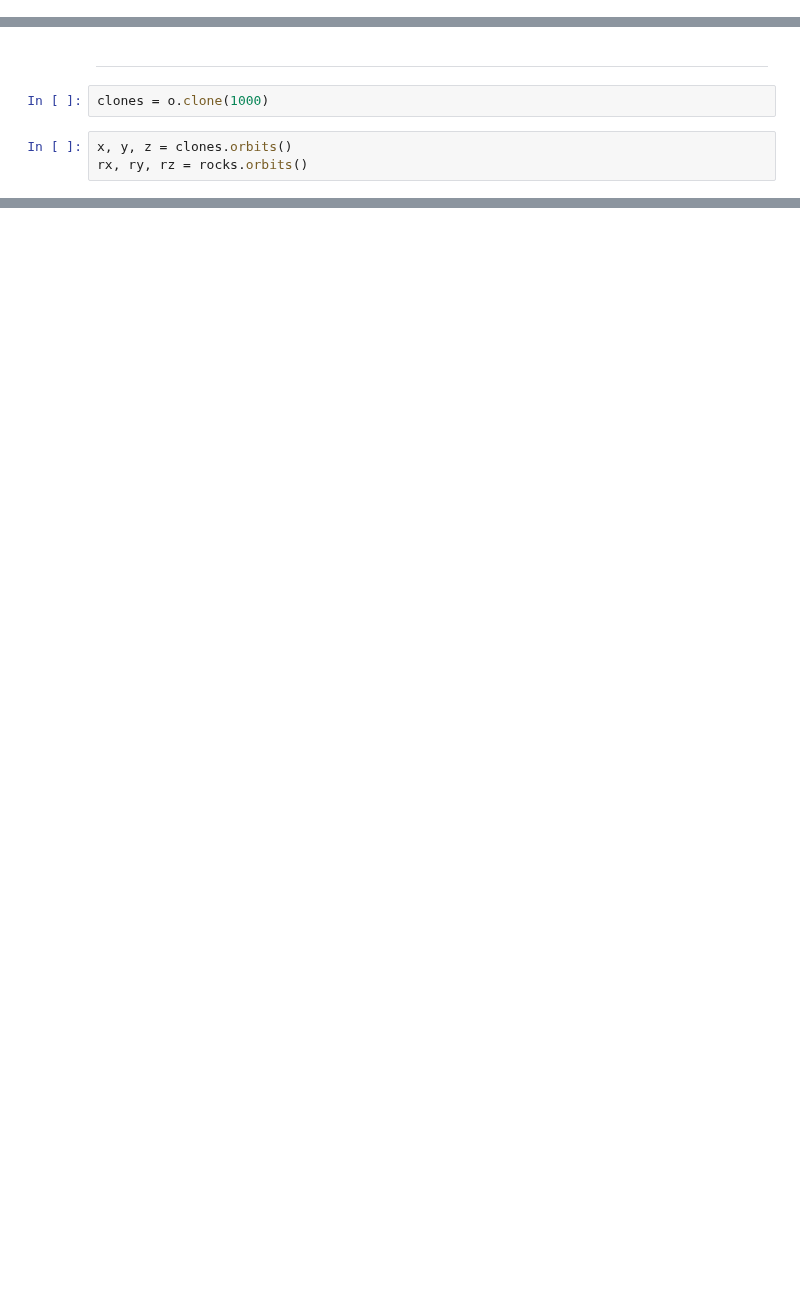
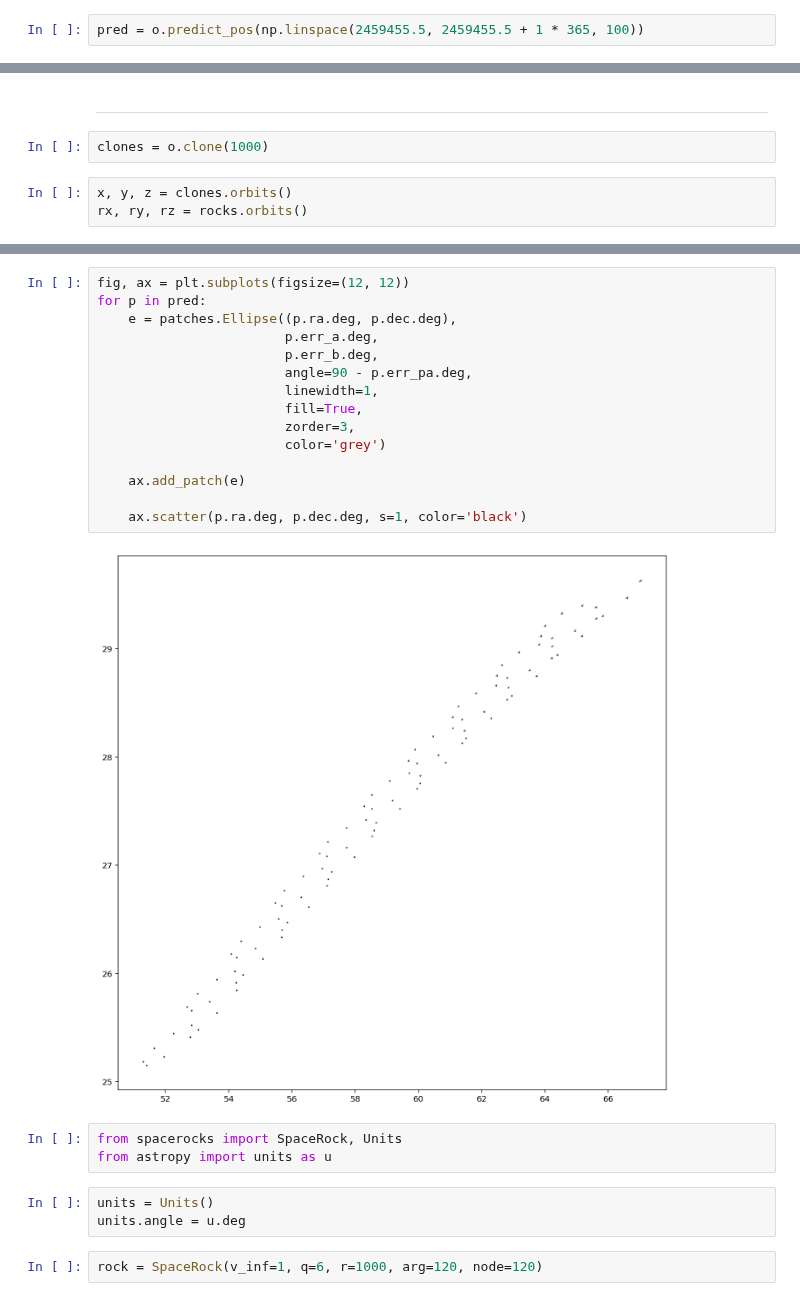
Before and after one commit to kjnapier/spacerocks, a Jupyter notebook: OrbitFitting.ipynb, the cells around one changed output, grey strips where cells are left out. Saved outputs shown, nothing was run; the diff lists cells and outputs as text; blank space fills up the shorter version.

```diff
--- a/OrbitFitting.ipynb
+++ b/OrbitFitting.ipynb
@@ -51,0 +50,2 @@ pos_pred = o.predict_pos(['August 20, 2021', '2021/08/25'])
+# %%
+pred = o.predict_pos(np.linspace(2459455.5, 2459455.5 + 1 * 365, 100))
@@ -68,0 +94,25 @@ ax.legend(fontsize=16);
+# %%
+fig, ax = plt.subplots(figsize=(12, 12))
+for p in pred:
+    e = patches.Ellipse((p.ra.deg, p.dec.deg),
+                        p.err_a.deg,
+                        p.err_b.deg,
+                        angle=90 - p.err_pa.deg,
+                        linewidth=1,
+                        fill=True,
+                        zorder=3,
+                        color='grey')
+
+    ax.add_patch(e)
+
+    ax.scatter(p.ra.deg, p.dec.deg, s=1, color='black')
+# %% [output]
+[figure, added]
+# %%
+from spacerocks import SpaceRock, Units
+from astropy import units as u
+# %%
+units = Units()
+units.angle = u.deg
+# %%
+rock = SpaceRock(v_inf=1, q=6, r=1000, arg=120, node=120)
```
Also changed, not shown: parts of 6 cells of this notebook, 45 other files.
